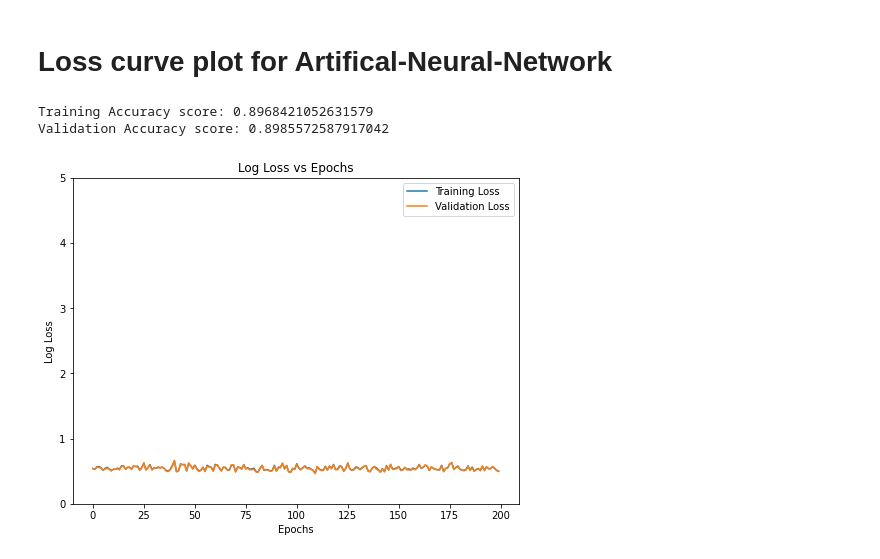
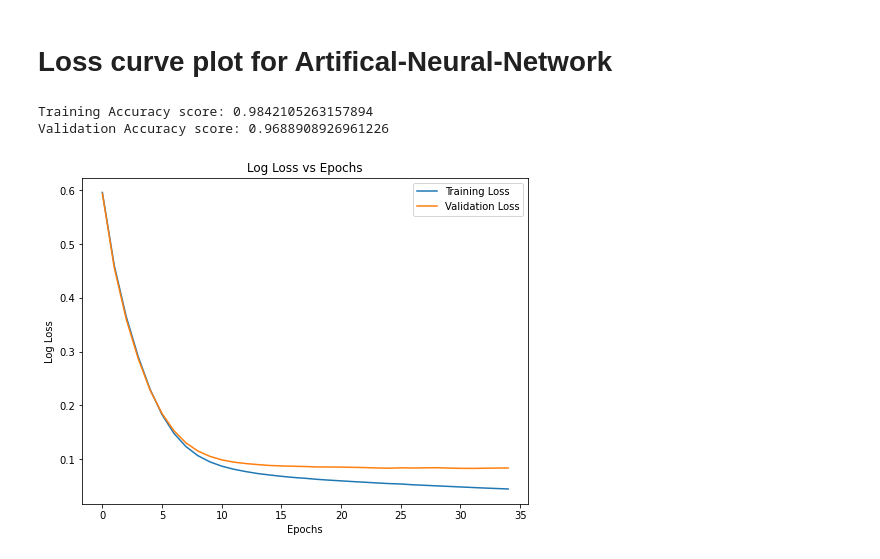
Before and after one commit to devKhush/Machine-Learning-Project-Gender-Recognition-From-Voice, a Jupyter notebook: src/Neural_Network_Model.ipynb, the cells around one changed output. Cells and saved outputs as stored; diff of their text form; code cells hidden in the pictures.

```diff
--- a/src/Neural_Network_Model.ipynb
+++ b/src/Neural_Network_Model.ipynb
@@ -173,28 +173,28 @@ Accuracy: 0.9826498422712934
 xtrain_roc, xtest_roc, ytrain_roc, ytest_roc = train_test_split(x, Y_encoded, test_size=0.7)
 # %%
 train_loss, test_loss = [], []
-epochs = 200
+epochs = 35
+
+mlp_model = MLPClassifier(hidden_layer_sizes=(256,32), activation='relu')
 
 for _ in range(epochs):
-    mlp_model = MLPClassifier(hidden_layer_sizes=(256,32), activation='relu')
     mlp_model.partial_fit(xtrain_roc, ytrain_roc, classes=np.unique(ytrain_roc))
 
     train_loss.append(metrics.log_loss(ytrain_roc, mlp_model.predict_proba(xtrain_roc)))
     test_loss.append(metrics.log_loss(ytest_roc, mlp_model.predict_proba(xtest_roc)))
 
 print('Training Accuracy score:', mlp_model.score(xtrain_roc, ytrain_roc))
 print('Validation Accuracy score:', mlp_model.score(xtest_roc, ytest_roc))
 
 plt.figure(figsize=(8, 6))
 plt.plot(train_loss, label='Training Loss')
 plt.plot(test_loss, label='Validation Loss')
 plt.xlabel('Epochs')
 plt.ylabel('Log Loss')
 plt.title('Log Loss vs Epochs')
-plt.ylim(0, 5)
 plt.legend()
 plt.savefig('images/Log_Loss_Neural_Network.png',dpi=300)
 # %% [output]
-Training Accuracy score: 0.8968421052631579
-Validation Accuracy score: 0.8985572587917042
+Training Accuracy score: 0.9842105263157894
+Validation Accuracy score: 0.9688908926961226
-[figure, old version]
+[figure, new version]
```
Also changed, not shown: parts of 3 cells of this notebook, 5 other files.
